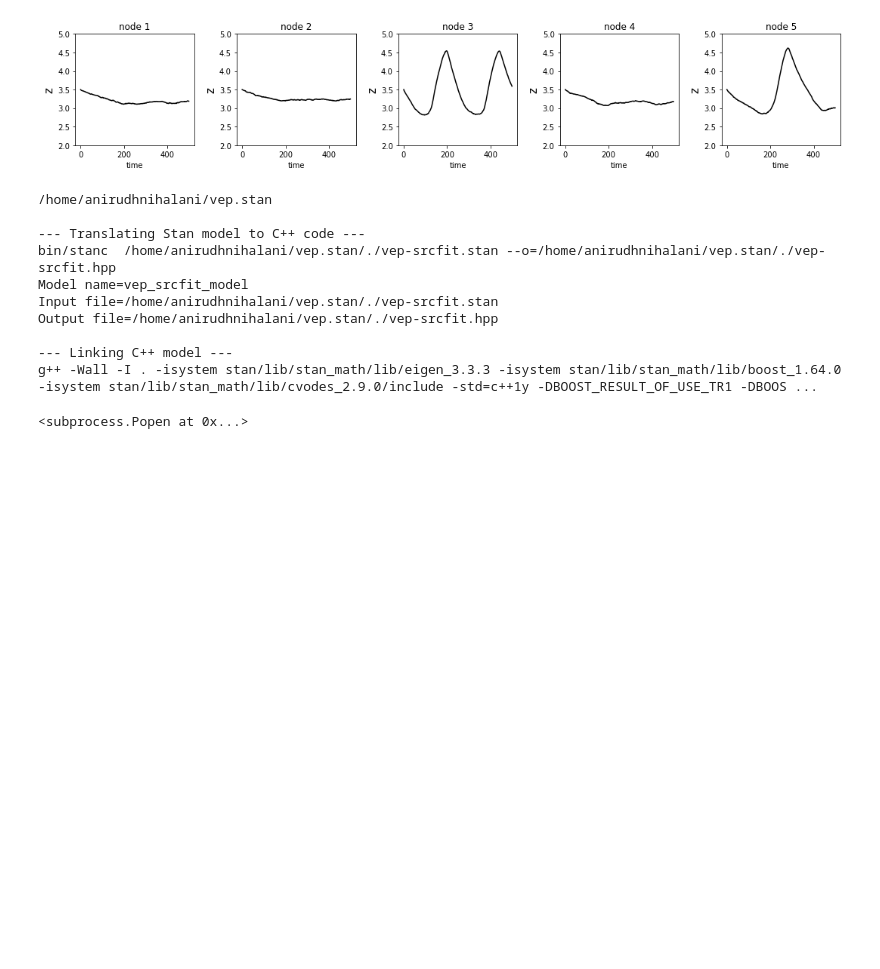
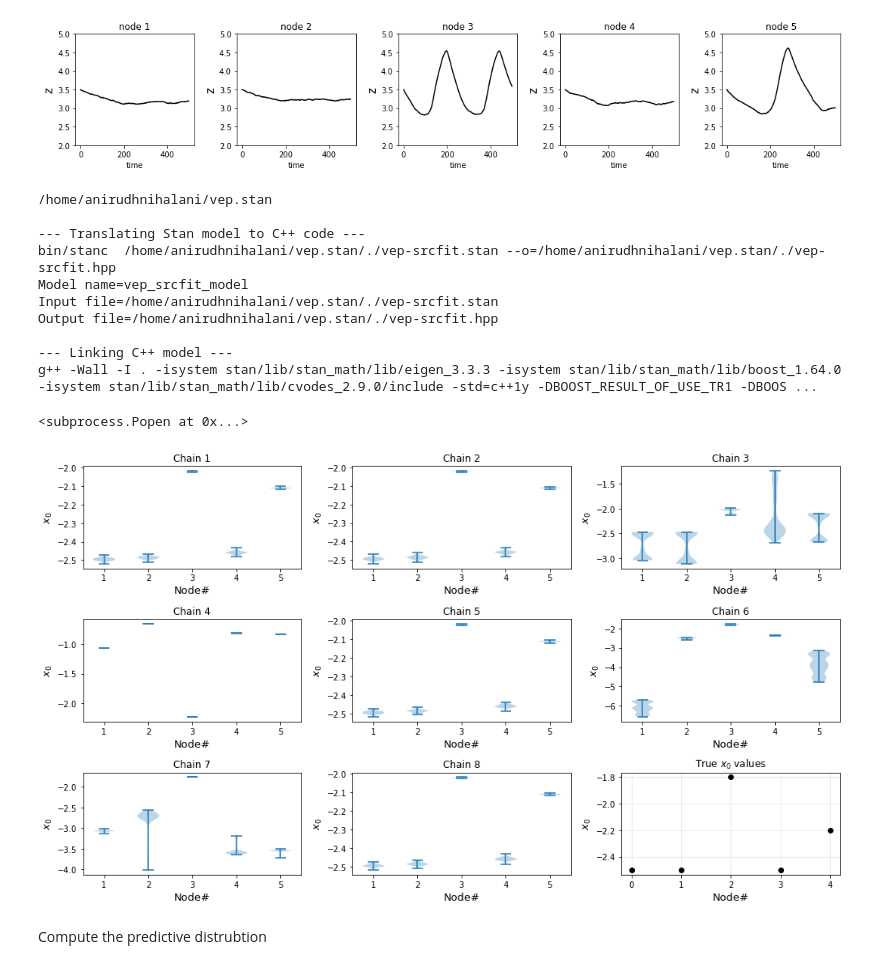
Before and after one commit to dhrunia/infr_szr_prpgtn, a Jupyter notebook: vep-src-fit.ipynb, the cells around one changed output. Drawn from its saved outputs; the diff is of its cells as text; code cells hidden in the pictures; blank space fills up the shorter version.

```diff
--- a/vep-src-fit.ipynb
+++ b/vep-src-fit.ipynb
@@ -172,24 +172,28 @@ g++ -Wall -I . -isystem stan/lib/stan_math/lib/eigen_3.3.3 -isystem stan/lib/sta
 <subprocess.Popen at 0x...>
 # %%
 chains = [1,2,3,4,5,6,7,8]
-plt.figure(figsize=[14,6])
+plt.figure(figsize=[14,8])
 j = 0
 for i in chains:
     j = j + 1
     t = lib.io.stan.parse_csv(f'{results_dir}/samples_chain{i}.csv')
-    plt.subplot(2,3,j)
-    plt.violinplot(t['x0'][1000:,:])
-    plt.ylim([-3.5,-0.5])
+    plt.subplot(3,3,j)
+    plt.violinplot(t['x0'][200:,:])
+#     plt.ylim([-3.5,-0.5])
     plt.xlabel('Node#',fontsize=13)
     plt.ylabel('$x_0$',fontsize=13)
     plt.gca().set_title(f'Chain {i}')
 
-plt.subplot(2,3,6)
+plt.subplot(3,3,9)
 plt.plot(x0,'ko')
-plt.ylim([-3.5,-0.5])
+# plt.ylim([-3.5,-0.5])
 plt.grid(alpha=0.3)
 plt.xlabel('Node#',fontsize=13)
 plt.ylabel('$x_0$',fontsize=13)
 plt.gca().set_title('True $x_0$ values')
 plt.tight_layout()
 plt.savefig(f'{results_dir}/figures/posterior_violins.png')
+# %% [output]
+[figure, added]
+# %% [markdown]
+Compute the predictive distrubtion
```
Also changed, not shown: parts of 2 cells of this notebook, 4 other files.
